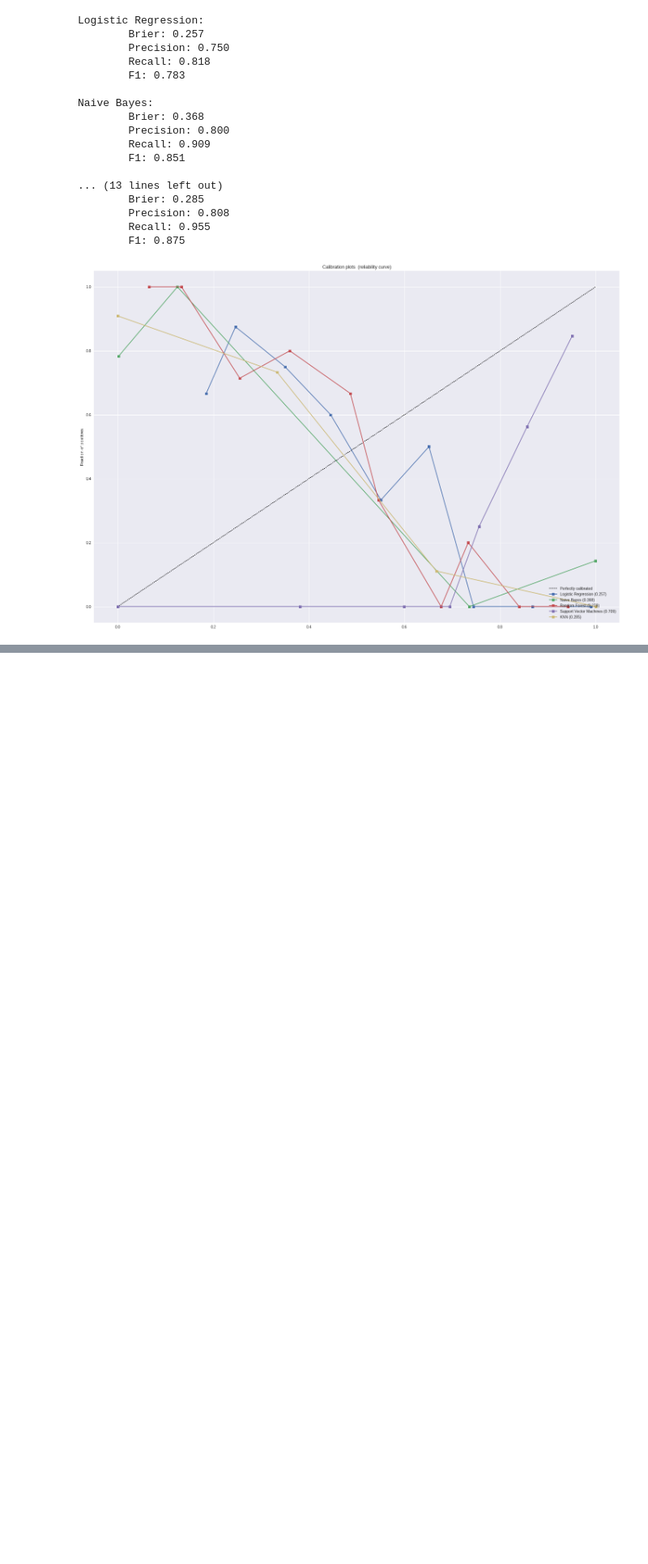
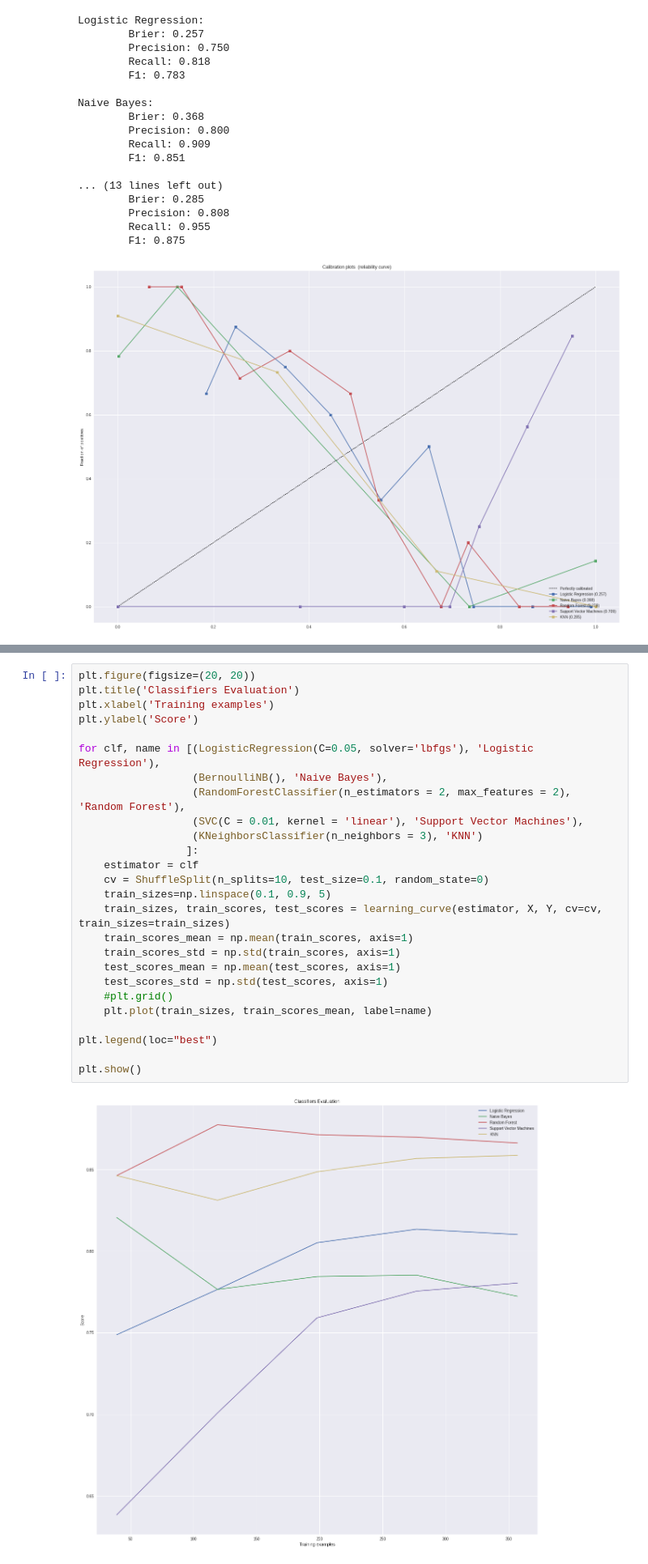
Before and after one commit to bakarov/2ch2vec, a Jupyter notebook: 2ch_classifier.ipynb, the cells around one changed output, grey strips where cells are left out. Shown at 81% size. Cells and saved outputs as stored; diff of their text form; blank space fills up the shorter version.

Commit message:
Update learning curve plotting

```diff
--- a/2ch_classifier.ipynb
+++ b/2ch_classifier.ipynb
@@ -214,0 +174,28 @@ plt.show()
+# %%
+plt.figure(figsize=(20, 20))
+plt.title('Classifiers Evaluation')
+plt.xlabel('Training examples')
+plt.ylabel('Score')
+
+for clf, name in [(LogisticRegression(C=0.05, solver='lbfgs'), 'Logistic Regression'),
+                  (BernoulliNB(), 'Naive Bayes'),
+                  (RandomForestClassifier(n_estimators = 2, max_features = 2), 'Random Forest'),
+                  (SVC(C = 0.01, kernel = 'linear'), 'Support Vector Machines'),
+                  (KNeighborsClassifier(n_neighbors = 3), 'KNN')
+                 ]:
+    estimator = clf
+    cv = ShuffleSplit(n_splits=10, test_size=0.1, random_state=0)
+    train_sizes=np.linspace(0.1, 0.9, 5)
+    train_sizes, train_scores, test_scores = learning_curve(estimator, X, Y, cv=cv, train_sizes=train_sizes)
+    train_scores_mean = np.mean(train_scores, axis=1)
+    train_scores_std = np.std(train_scores, axis=1)
+    test_scores_mean = np.mean(test_scores, axis=1)
+    test_scores_std = np.std(test_scores, axis=1)
+    #plt.grid()
+    plt.plot(train_sizes, train_scores_mean, label=name)
+
+plt.legend(loc="best")
+
+plt.show()
+# %% [output]
+[figure, added]
```
Also changed, not shown: parts of 2 cells of this notebook.
